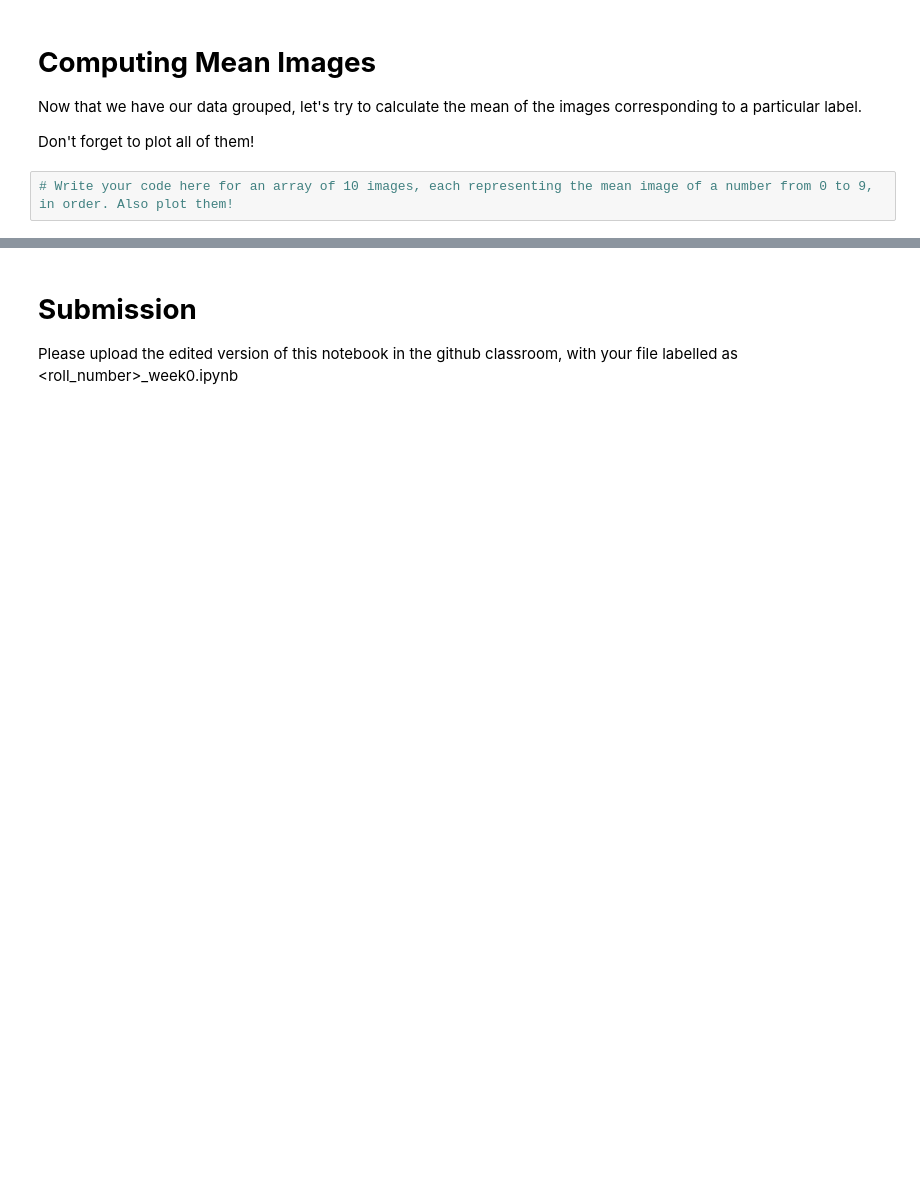
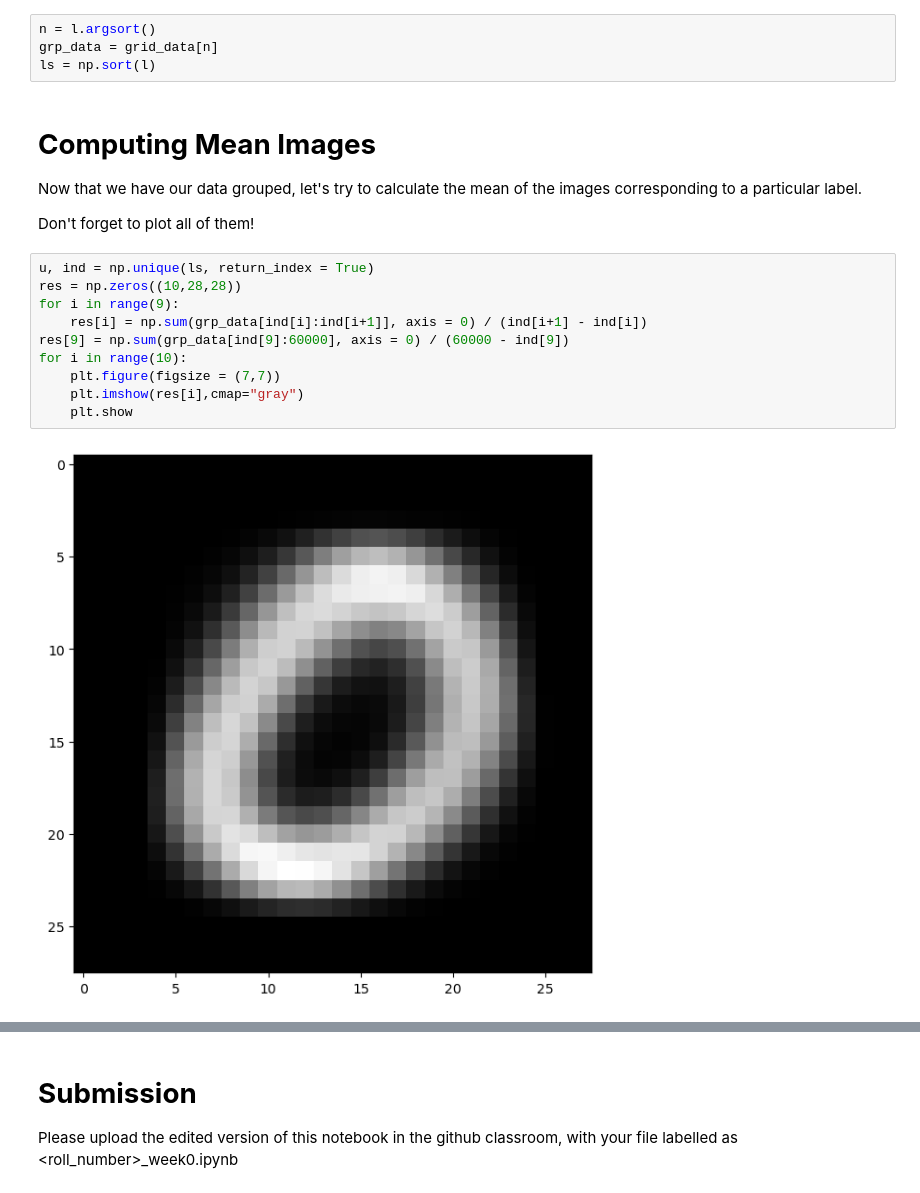
Before and after one commit to WiDS-Diving-Into-ML/week0-DarthVishnu8, a Jupyter notebook: Week0.ipynb, the cells around one changed output, grey strips where cells are left out. Drawn from its saved outputs; the diff is of its cells as text; blank space fills up the shorter version.

```diff
--- a/Week0.ipynb
+++ b/Week0.ipynb
@@ -177,8 +195,22 @@ Hint : You could also do this with $10$ iterations, which is the number of digit
+# %%
+n = l.argsort()
+grp_data = grid_data[n]
+ls = np.sort(l)
 # %% [markdown]
 # **Computing Mean Images**
 
 Now that we have our data grouped, let's try to calculate the mean of the images corresponding to a particular label.
 
 Don't forget to plot all of them!
-# %%
-# Write your code here for an array of 10 images, each representing the mean image of a number from 0 to 9, in order. Also plot them!
+# %%
+u, ind = np.unique(ls, return_index = True)
+res = np.zeros((10,28,28))
+for i in range(9):
+    res[i] = np.sum(grp_data[ind[i]:ind[i+1]], axis = 0) / (ind[i+1] - ind[i])
+res[9] = np.sum(grp_data[ind[9]:60000], axis = 0) / (60000 - ind[9])
+for i in range(10):
+    plt.figure(figsize = (7,7))
+    plt.imshow(res[i],cmap="gray")
+    plt.show
+# %% [output]
+[figure, added]
```
Also changed, not shown: parts of 14 cells of this notebook.
